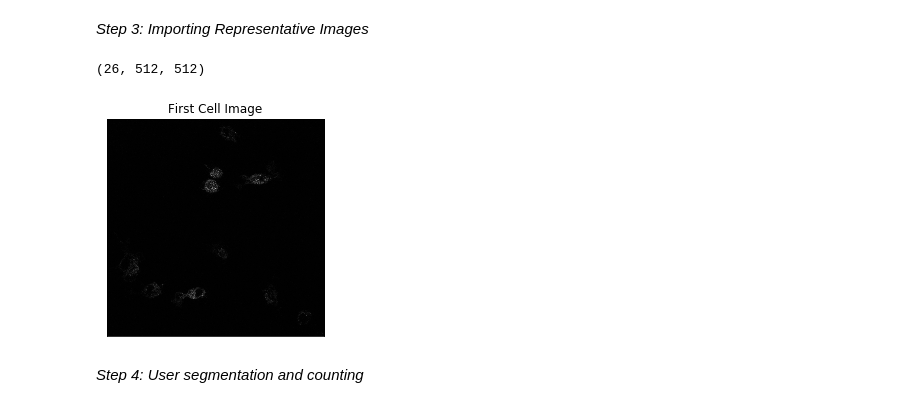
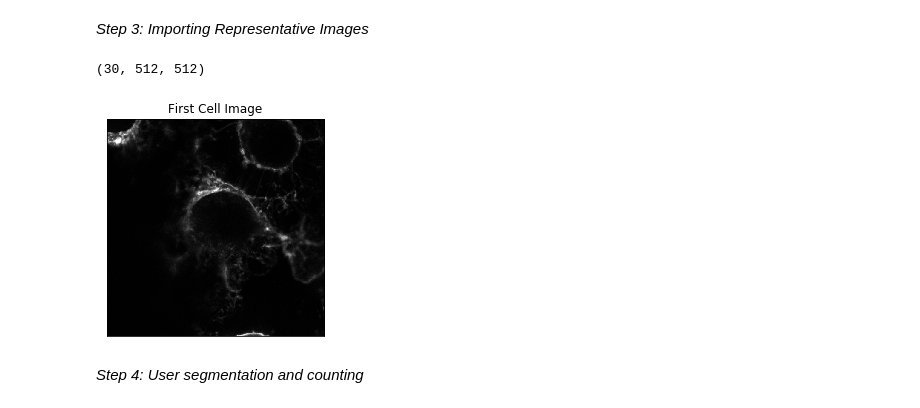
Before and after one commit to Nance-Lab/ifmodels, a Jupyter notebook: scripts/thresholding.ipynb, the cells around one changed output. Drawn from its saved outputs; the diff is of its cells as text; code cells hidden in the pictures.

```diff
--- a/scripts/thresholding.ipynb
+++ b/scripts/thresholding.ipynb
@@ -15,7 +15,7 @@ from skimage import filters
 # %% [markdown]
 *Step 2: User Inputs*
 # %%
-file_location = '../../thresholdpractice1.tif'
+file_location = '../../qdbev_lectin.tif'
 # %% [markdown]
 *Step 3: Importing Representative Images*
 # %%
@@ -23,21 +23,21 @@ im = io.imread(file_location)
 # %%
 im.shape
 # %% [output]
-(26, 512, 512)
+(30, 512, 512)
 # %%
 cell_ims = im[0::2]
 qd_ims = im[1::2]
 # %%
 cell_im = cell_ims[0]
 # %%
-plt.imshow(cell_im, cmap = 'gray')
+plt.imshow(cell_ims[5], cmap = 'gray')
 plt.title('First Cell Image')
 plt.xticks([])
 plt.yticks([])
 
 plt.show()
 # %% [output]
-[figure, old version]
+[figure, new version]
 # %% [markdown]
 *Step 4: User segmentation and counting*
 # %% [markdown]
```
Also changed, not shown: parts of 9 cells of this notebook.
